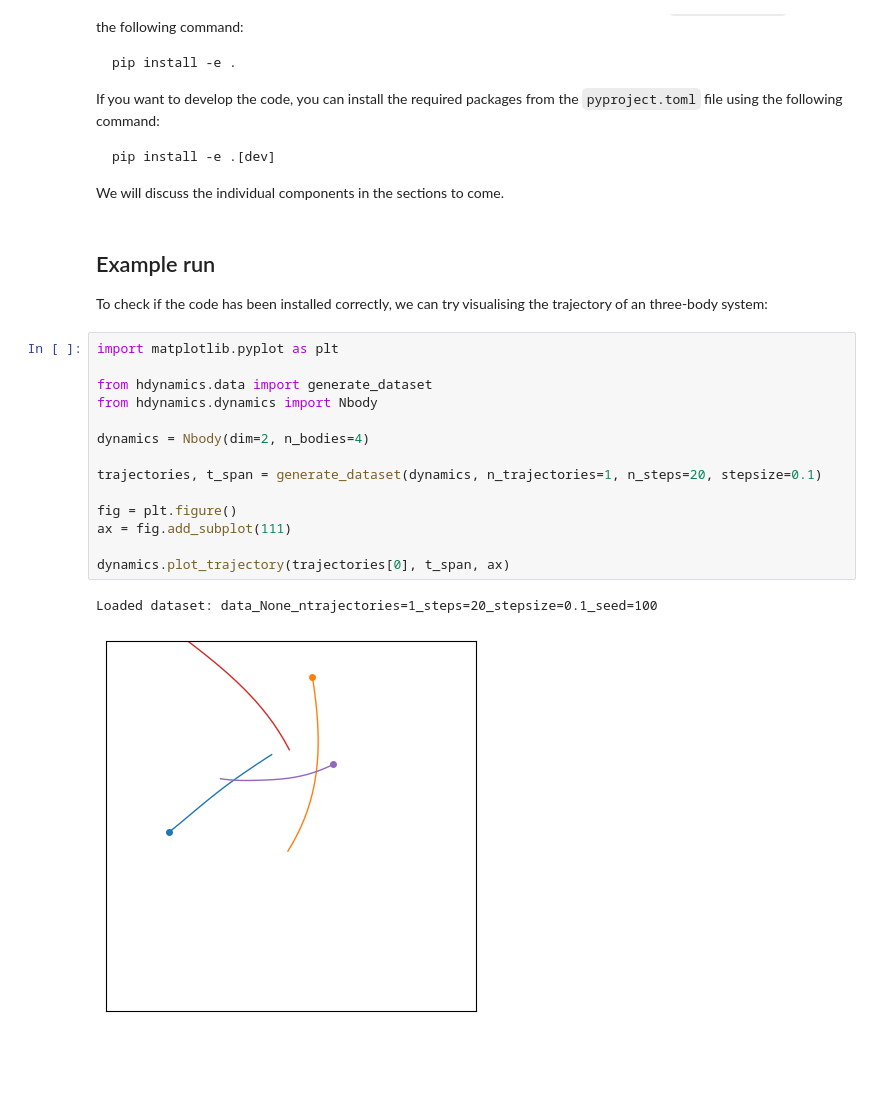
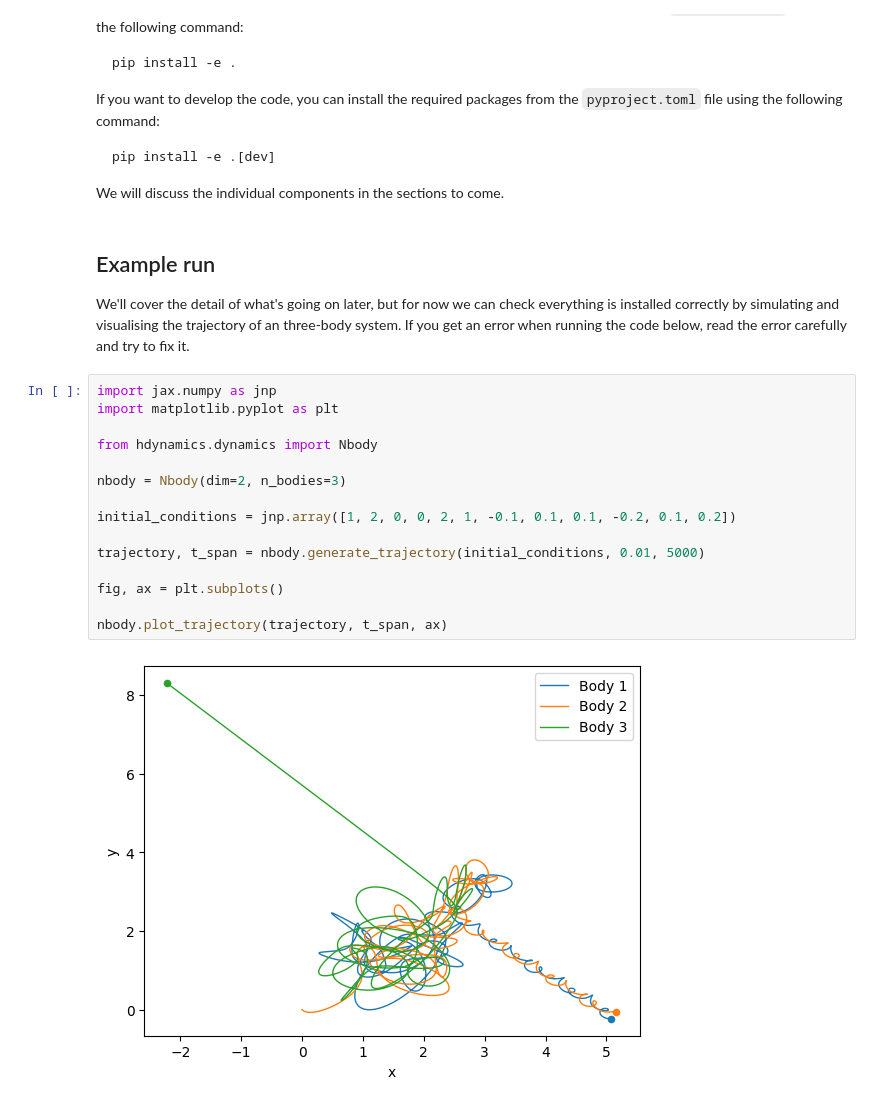
Before and after one commit to ImperialCollegeLondon/ReCoDE-Hamiltonian-Systems-Jax, a Jupyter notebook: docs/03aInstalling-and-running-the-code.ipynb, the cells around one changed output. Cells and saved outputs as stored; diff of their text form; blank space fills up the shorter version.

```diff
--- a/docs/03aInstalling-and-running-the-code.ipynb
+++ b/docs/03aInstalling-and-running-the-code.ipynb
@@ -25,21 +25,21 @@ We will discuss the individual components in the sections to come.
 # %% [markdown]
 ## Example run
 
-To check if the code has been installed correctly, we can try visualising the trajectory of an three-body system:
+We'll cover the detail of what's going on later, but for now we can check everything is installed correctly by simulating and visualising the trajectory of an three-body system. If you get an error when running the code below, read the error carefully and try to fix it.
 # %%
+import jax.numpy as jnp
 import matplotlib.pyplot as plt
 
-from hdynamics.data import generate_dataset
 from hdynamics.dynamics import Nbody
 
-dynamics = Nbody(dim=2, n_bodies=4)
+nbody = Nbody(dim=2, n_bodies=3)
 
-trajectories, t_span = generate_dataset(dynamics, n_trajectories=1, n_steps=20, stepsize=0.1)
+initial_conditions = jnp.array([1, 2, 0, 0, 2, 1, -0.1, 0.1, 0.1, -0.2, 0.1, 0.2])
 
-fig = plt.figure()
-ax = fig.add_subplot(111)
+trajectory, t_span = nbody.generate_trajectory(initial_conditions, 0.01, 5000)
 
-dynamics.plot_trajectory(trajectories[0], t_span, ax)
+fig, ax = plt.subplots()
+
+nbody.plot_trajectory(trajectory, t_span, ax)
 # %% [output]
-Loaded dataset: data_None_ntrajectories=1_steps=20_stepsize=0.1_seed=100
-[figure, old version]
+[figure, new version]
```
